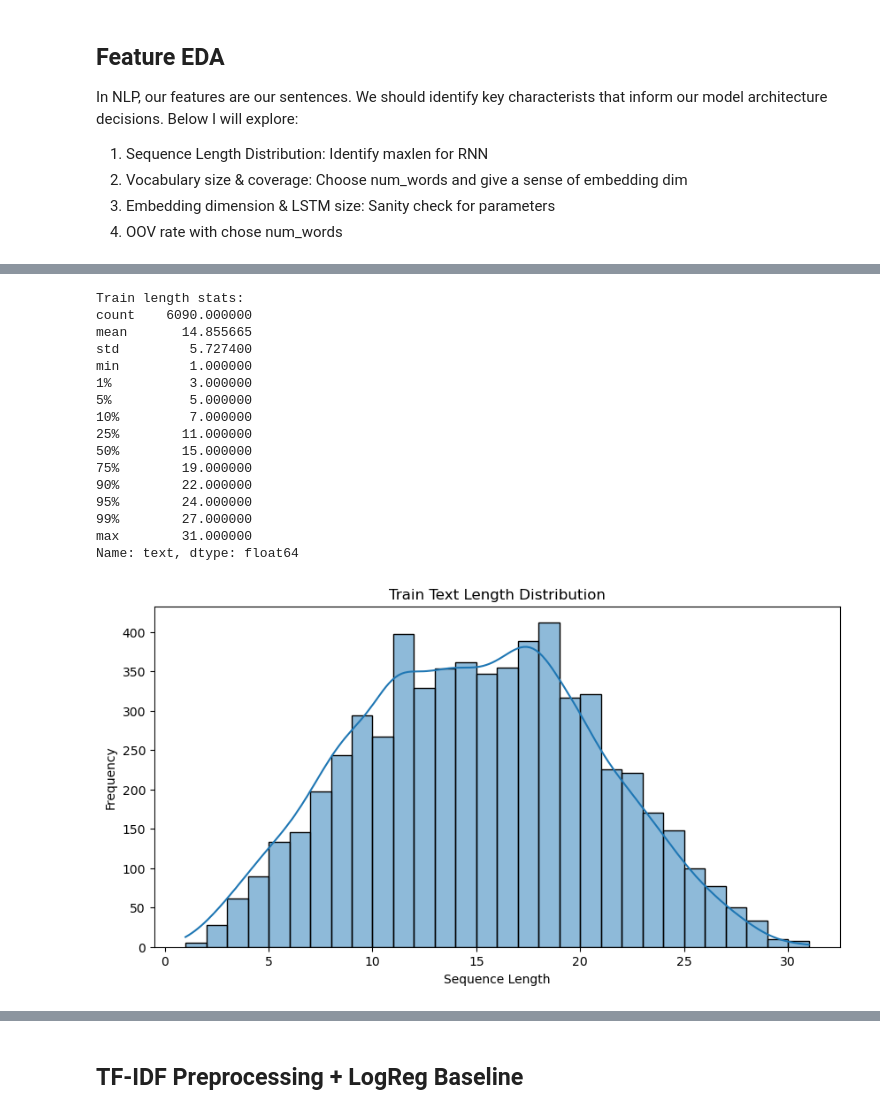
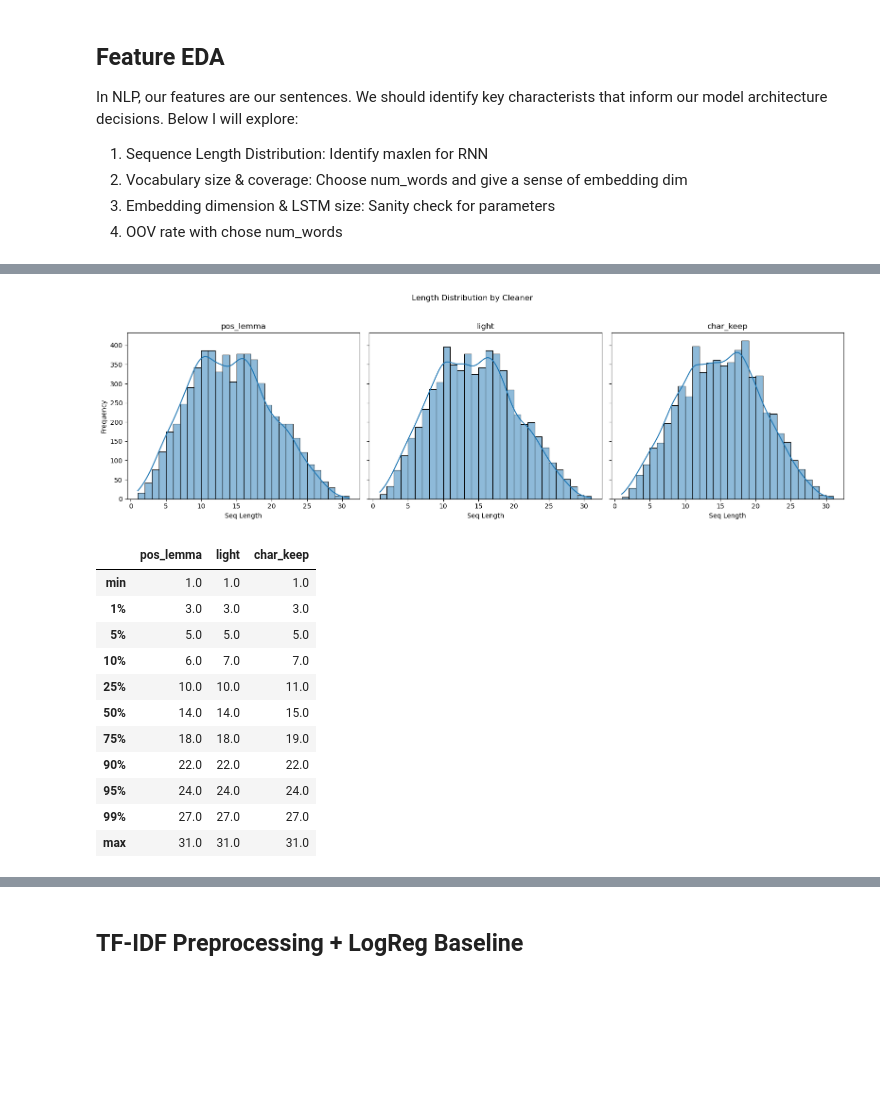
Before and after one commit to RescuedBuffalo/kaggle-nlp-disasters, a Jupyter notebook: report.ipynb, the cells around one changed output, grey strips where cells are left out. Drawn from its saved outputs; the diff is of its cells as text; code cells hidden in the pictures; blank space fills up the shorter version.

```diff
--- a/report.ipynb
+++ b/report.ipynb
@@ -123,31 +122,57 @@ In NLP, our features are our sentences. We should identify key characterists tha
 # %%
-train_lengths = disaster_data.train_df['text'].str.split().str.len()
-val_lengths = disaster_data.val_df['text'].str.split().str.len()
+# Plot all cleaners' length distributions in a single horizontal subplot row,
+# and tabulate all percentiles as columns.
 
-print("Train length stats:")
-print(train_lengths.describe(percentiles=[0.01, 0.05, 0.1, 0.25, 0.5, 0.75, 0.9, 0.95, 0.99]))
+fig, axes = plt.subplots(1, len(CLEANERS), figsize=(16,5), sharey=True)
+percentile_stats = {}
 
-plt.figure(figsize=(10,5))
-sns.histplot(train_lengths, bins=30, kde=True)
-plt.title('Train Text Length Distribution')
-plt.xlabel('Sequence Length')
-plt.ylabel('Frequency')
+PERCENTILES = [0.01, 0.05, 0.10, 0.25, 0.5, 0.75, 0.90, 0.95, 0.99]
+
+for idx, cleaner in enumerate(CLEANERS):
+    split = disaster_data.get_split(cleaner)
+    train_lengths = split['X_train'].str.split().str.len()
+
+    # Save stats for table
+    desc = train_lengths.describe(percentiles=PERCENTILES)
+    # Get present percentiles exactly as indexed by pandas, avoiding the '100%' error
+    present_labels = ['min']
+    present_labels += [f"{int(p*100)}%" for p in PERCENTILES]
+    present_labels += ['50%'] if '50%' not in present_labels else []
+    if "max" in desc.index:
+        present_labels += ['max']
+    # filter only labels that actually exist
+    present_labels = [lab for lab in present_labels if lab in desc.index]
+    percentiles_only = desc.loc[present_labels]
+    percentile_stats[cleaner] = percentiles_only
+
+    # Plot
+    ax = axes[idx]
+    sns.histplot(train_lengths, bins=30, kde=True, ax=ax)
+    ax.set_title(f'{cleaner}')
+    ax.set_xlabel('Seq Length')
+    if idx == 0:
+        ax.set_ylabel('Frequency')
+    else:
+        ax.set_ylabel('')
+
+plt.suptitle('Length Distribution by Cleaner')
+plt.tight_layout(rect=[0, 0, 1, 0.95])
 plt.show()
+
+# Combine percentile stats into a single DataFrame for display
+percentile_table = pd.concat(percentile_stats, axis=1)
+display(percentile_table)
 # %% [output]
-Train length stats:
-count    6090.000000
-mean       14.855665
-std         5.727400
-min         1.000000
-1%          3.000000
-5%          5.000000
-10%         7.000000
-25%        11.000000
-50%        15.000000
-75%        19.000000
-90%        22.000000
-95%        24.000000
-99%        27.000000
-max        31.000000
-Name: text, dtype: float64
-[figure, old version]
+[figure, new version]
+|  | pos_lemma | light | char_keep |
+| min | 1.0 | 1.0 | 1.0 |
+| 1% | 3.0 | 3.0 | 3.0 |
+| 5% | 5.0 | 5.0 | 5.0 |
+| 10% | 6.0 | 7.0 | 7.0 |
+| 25% | 10.0 | 10.0 | 11.0 |
+| 50% | 14.0 | 14.0 | 15.0 |
+| 75% | 18.0 | 18.0 | 19.0 |
+| 90% | 22.0 | 22.0 | 22.0 |
+| 95% | 24.0 | 24.0 | 24.0 |
+| 99% | 27.0 | 27.0 | 27.0 |
+| max | 31.0 | 31.0 | 31.0 |
```
Also changed, not shown: parts of 10 cells of this notebook.
